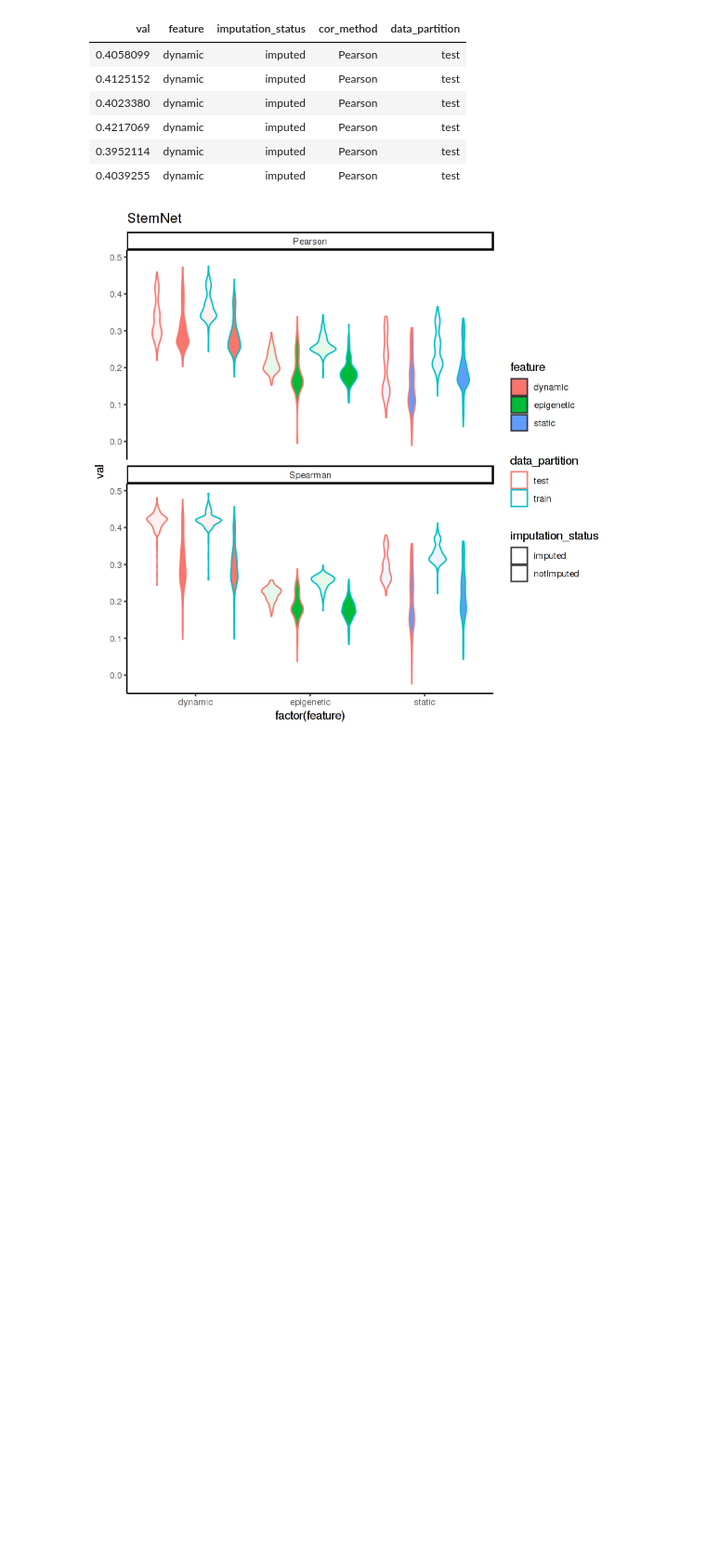
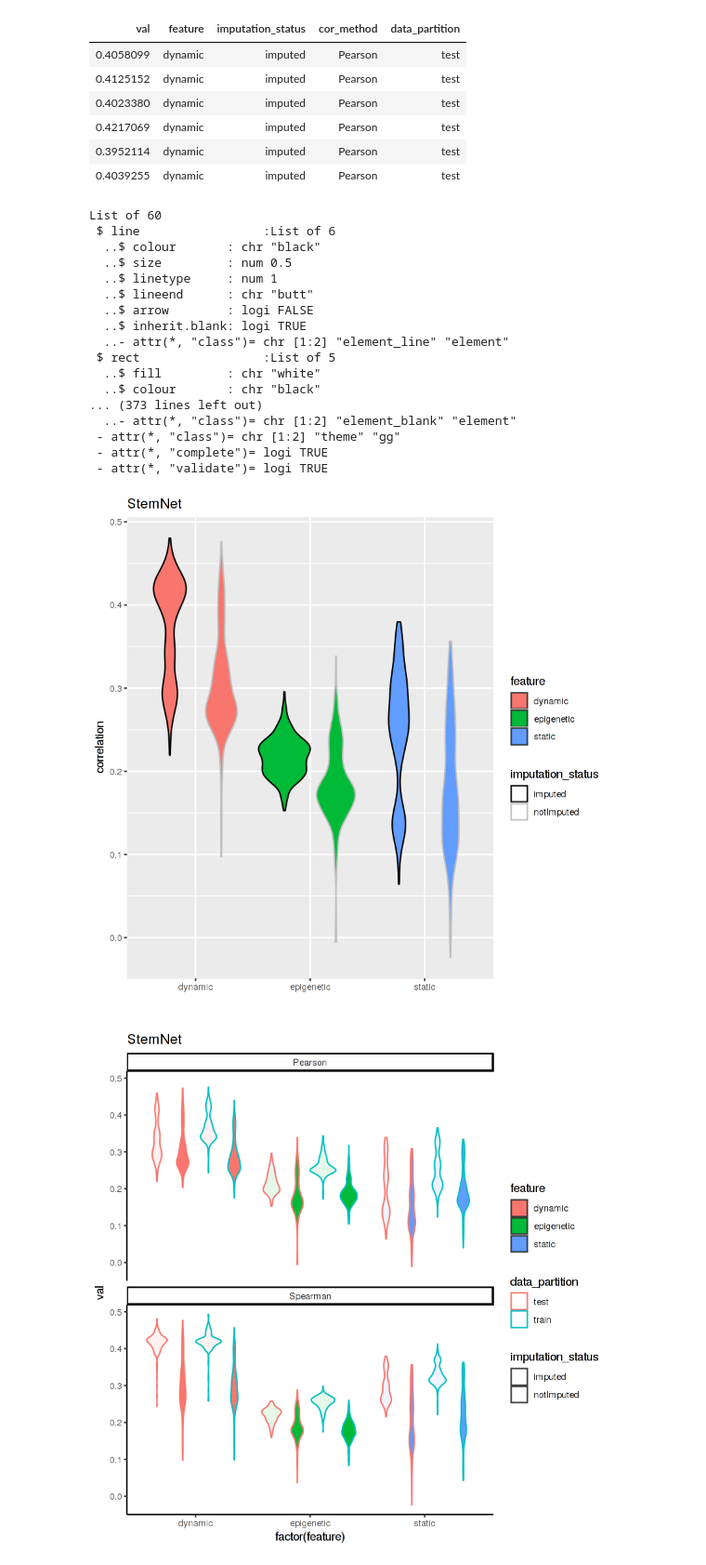
Before and after one commit to fba67/scMTL, a Jupyter notebook: sc_iPCs_TGGLasso_perf_comparison.ipynb, the cells around one changed output. Shown: that part at 93% size. Drawn from its saved outputs; the diff is of its cells as text; code cells hidden in the pictures; blank space fills up the shorter version.

Commit message:
added a new comparison plot

```diff
--- a/sc_iPCs_TGGLasso_perf_comparison.ipynb
+++ b/sc_iPCs_TGGLasso_perf_comparison.ipynb
@@ -234,6 +240,33 @@ head(df)
 | 0.4217069 | dynamic | imputed | Pearson | test |
 | 0.3952114 | dynamic | imputed | Pearson | test |
 | 0.4039255 | dynamic | imputed | Pearson | test |
+# %%
+library(ggplot2)
+ggplot(subset(df, data_partition == "test"), aes(factor(feature), val)) +
+geom_violin(aes(fill= feature, colour= imputation_status)) + scale_colour_manual(values= c("black", "gray")) +
+ggtitle("StemNet") + ylab("correlation") + xlab("")
+theme_classic()
+
+#save(df, dyn_imp_TGL_model, sta_imp_TGL_model, epi_imp_TGL_model, file= "sc_iPCS_TGGLasso_all_models.RData")
+# %% [output]
+List of 60
+ $ line                 :List of 6
+  ..$ colour       : chr "black"
+  ..$ size         : num 0.5
+  ..$ linetype     : num 1
+  ..$ lineend      : chr "butt"
+  ..$ arrow        : logi FALSE
+  ..$ inherit.blank: logi TRUE
+  ..- attr(*, "class")= chr [1:2] "element_line" "element"
+ $ rect                 :List of 5
+  ..$ fill         : chr "white"
+  ..$ colour       : chr "black"
+... (373 lines left out)
+  ..- attr(*, "class")= chr [1:2] "element_blank" "element"
+ - attr(*, "class")= chr [1:2] "theme" "gg"
+ - attr(*, "complete")= logi TRUE
+ - attr(*, "validate")= logi TRUE
+[figure, added]
 # %%
 library(ggplot2)
 ggplot(df, aes(factor(feature), val)) +
```
Also changed, not shown: parts of 9 cells of this notebook.
